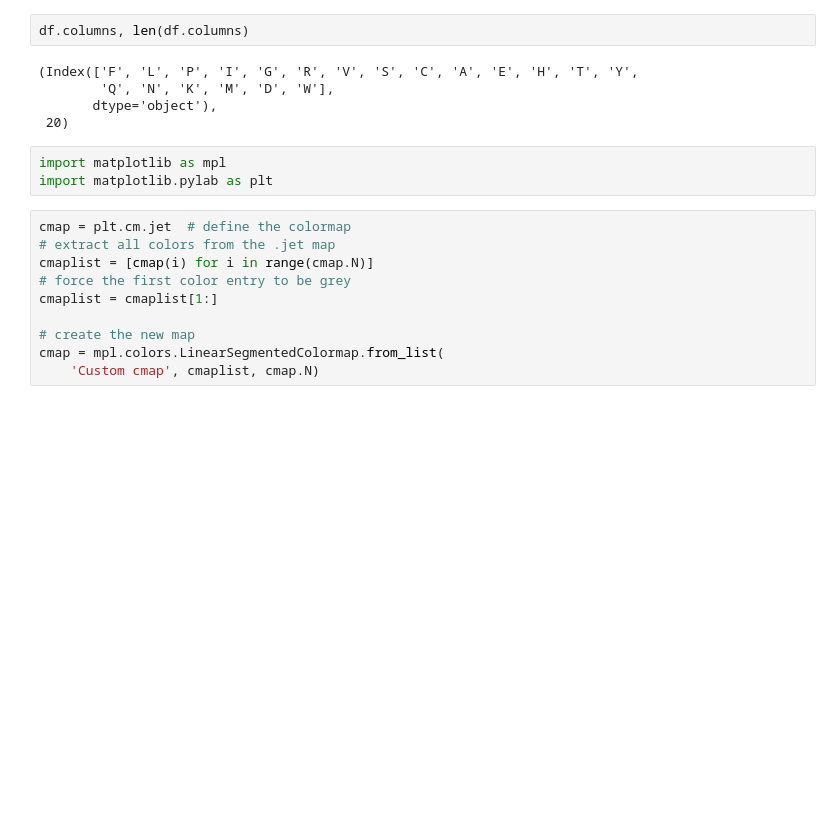
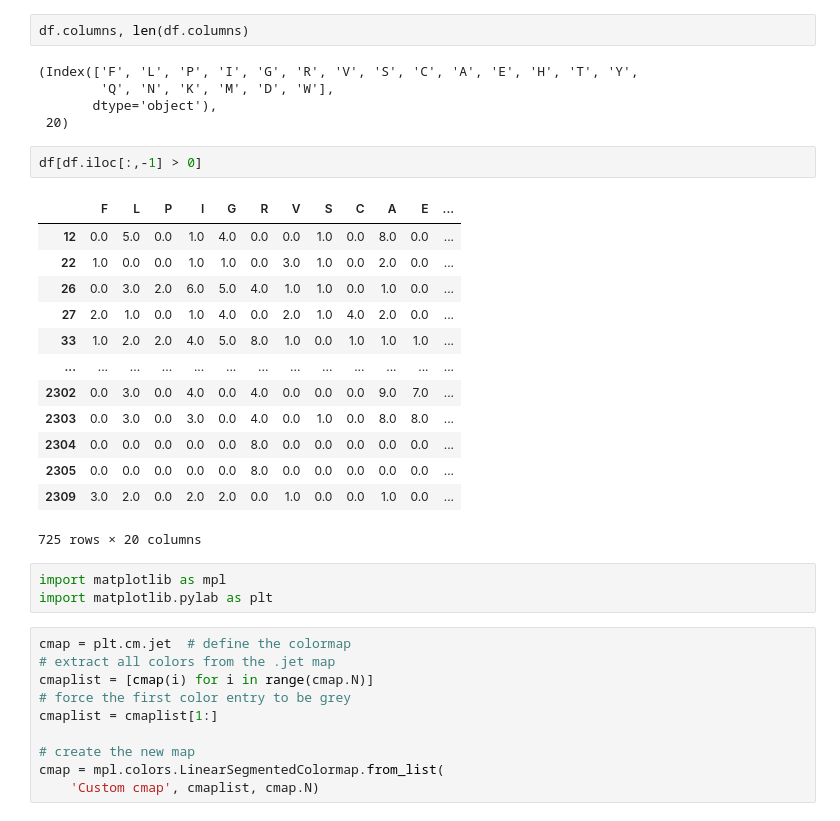
Before and after one commit to thoughtworks/antiviral-peptide-predictions-using-gan, a Jupyter notebook: notebooks/AA_propensity.ipynb, the cells around one changed output. Saved outputs shown, nothing was run; the diff lists cells and outputs as text; blank space fills up the shorter version.

```diff
--- a/notebooks/AA_propensity.ipynb
+++ b/notebooks/AA_propensity.ipynb
@@ -66,6 +66,22 @@ df.columns, len(df.columns)
         'Q', 'N', 'K', 'M', 'D', 'W'],
        dtype='object'),
  20)
+# %%
+df[df.iloc[:,-1] > 0]
+# %% [output]
+|  | F | L | P | I | G | R | V | S | C | A | E | ... |
+| 12 | 0.0 | 5.0 | 0.0 | 1.0 | 4.0 | 0.0 | 0.0 | 1.0 | 0.0 | 8.0 | 0.0 | ... |
+| 22 | 1.0 | 0.0 | 0.0 | 1.0 | 1.0 | 0.0 | 3.0 | 1.0 | 0.0 | 2.0 | 0.0 | ... |
+| 26 | 0.0 | 3.0 | 2.0 | 6.0 | 5.0 | 4.0 | 1.0 | 1.0 | 0.0 | 1.0 | 0.0 | ... |
+| 27 | 2.0 | 1.0 | 0.0 | 1.0 | 4.0 | 0.0 | 2.0 | 1.0 | 4.0 | 2.0 | 0.0 | ... |
+| 33 | 1.0 | 2.0 | 2.0 | 4.0 | 5.0 | 8.0 | 1.0 | 0.0 | 1.0 | 1.0 | 1.0 | ... |
+| ... | ... | ... | ... | ... | ... | ... | ... | ... | ... | ... | ... | ... |
+| 2302 | 0.0 | 3.0 | 0.0 | 4.0 | 0.0 | 4.0 | 0.0 | 0.0 | 0.0 | 9.0 | 7.0 | ... |
+| 2303 | 0.0 | 3.0 | 0.0 | 3.0 | 0.0 | 4.0 | 0.0 | 1.0 | 0.0 | 8.0 | 8.0 | ... |
+| 2304 | 0.0 | 0.0 | 0.0 | 0.0 | 0.0 | 8.0 | 0.0 | 0.0 | 0.0 | 0.0 | 0.0 | ... |
+| 2305 | 0.0 | 0.0 | 0.0 | 0.0 | 0.0 | 8.0 | 0.0 | 0.0 | 0.0 | 0.0 | 0.0 | ... |
+| 2309 | 3.0 | 2.0 | 0.0 | 2.0 | 2.0 | 0.0 | 1.0 | 0.0 | 0.0 | 1.0 | 0.0 | ... |
+725 rows × 20 columns
 # %%
 import matplotlib as mpl
 import matplotlib.pylab as plt
```
Also changed, not shown: parts of 12 cells of this notebook, 2 other files.
